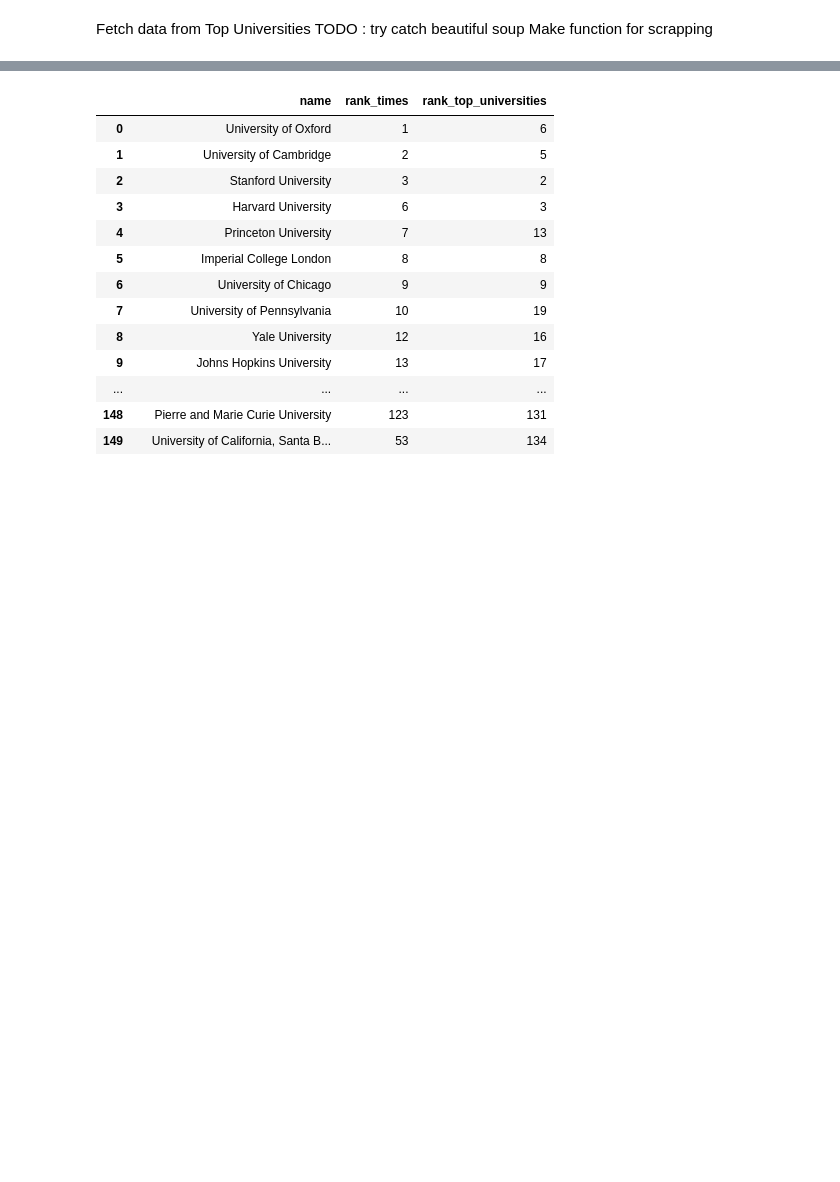
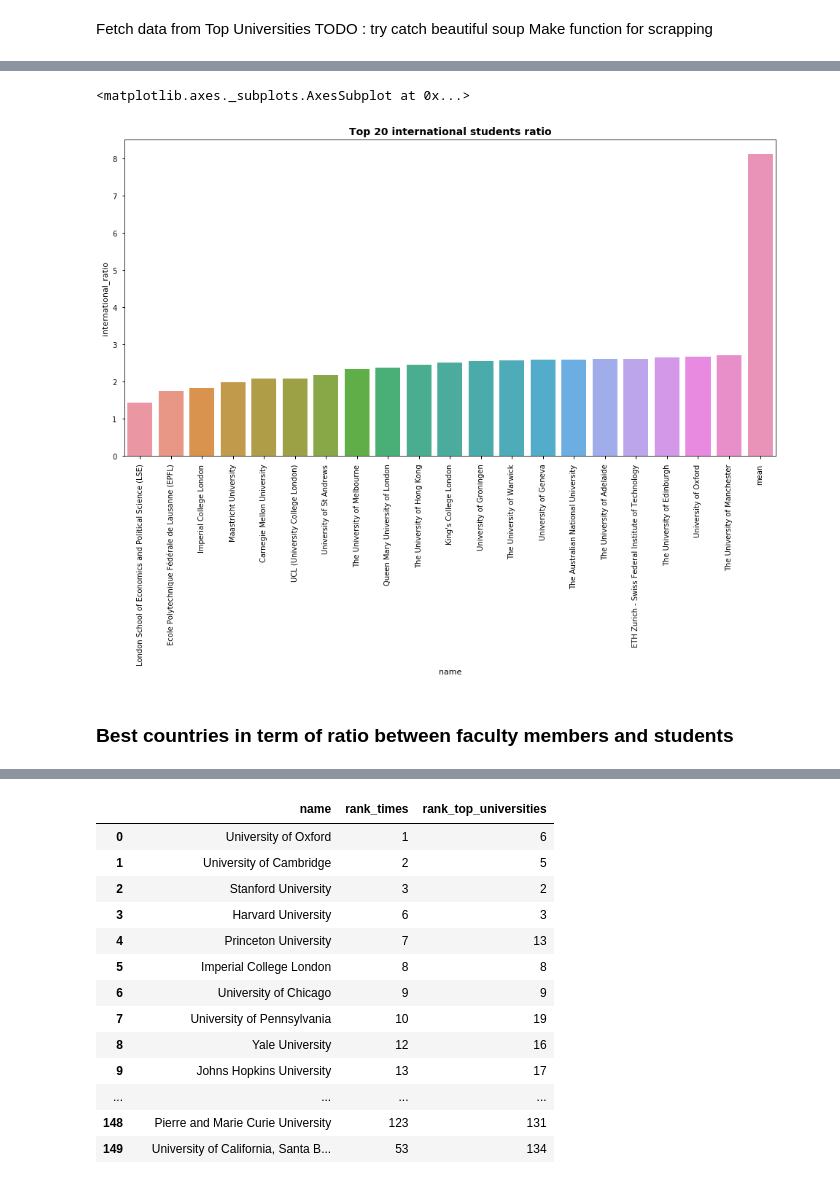
Before and after one commit to ImLemni/ada-epfl, a Jupyter notebook: 02-Data/homework2.ipynb, the cells around one changed output, grey strips where cells are left out. Saved outputs shown, nothing was run; the diff lists cells and outputs as text; code cells hidden in the pictures; blank space fills up the shorter version.

```diff
--- a/02-Data/homework2.ipynb
+++ b/02-Data/homework2.ipynb
@@ -211,0 +259,4 @@ send request : https://www.topuniversities.com/universities/maastricht-universit
+# %%
+#top_universities_df['international_students_ratio'] = top_universities_df['students_total']/top_universities_df['students_international']
+top_universities_df_ratio_intern_students = top_universities_df.sort_values(by='international_ratio')[['international_ratio','name','rank','students_total','students_international','country','region']]
+top_universities_df_ratio_intern_students
@@ -211,0 +282,18 @@ send request : https://www.topuniversities.com/universities/maastricht-universit
+# %%
+#Ploting results
+#We added the mean value to have an order of magnitude
+top_10_ratio_intern_mean = top_universities_df_ratio_intern_students[:20][['international_ratio','name']]
+top_10_ratio_intern_mean.loc[-1] = [top_universities_df_ratio_intern_students['international_ratio'].mean(), 'mean']
+
+seaborn.set_palette('Blues')
+seaborn.set_context("notebook")
+figure, axes = plt.subplots(1, 1, figsize=(16,8))
+p=seaborn.barplot(top_10_ratio_intern_mean.name, top_10_ratio_intern_mean['international_ratio'],ax=axes)
+p.set_xticklabels(top_10_ratio_intern_mean.name,rotation=90)
+p.set_title('Top 20 international students ratio', fontsize=14, fontweight='bold')
+p
+# %% [output]
+<matplotlib.axes._subplots.AxesSubplot at 0x...>
+[figure, added]
+# %% [markdown]
+### Best countries in term of ratio between faculty members and students
```
Also changed, not shown: parts of 47 cells of this notebook.
